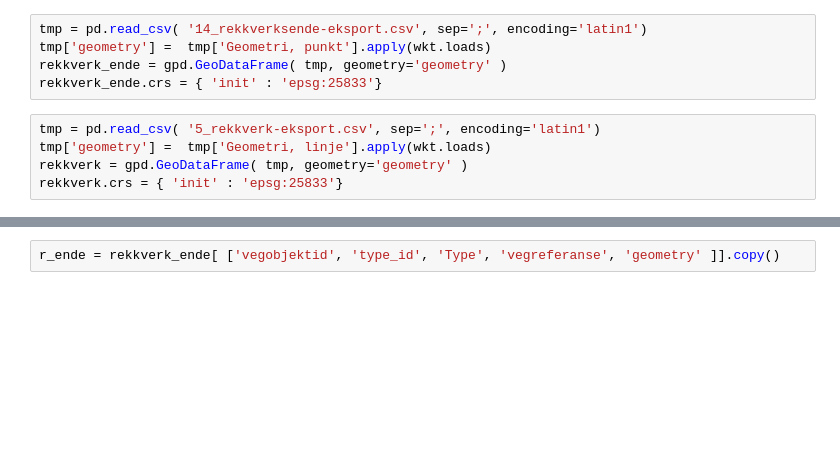
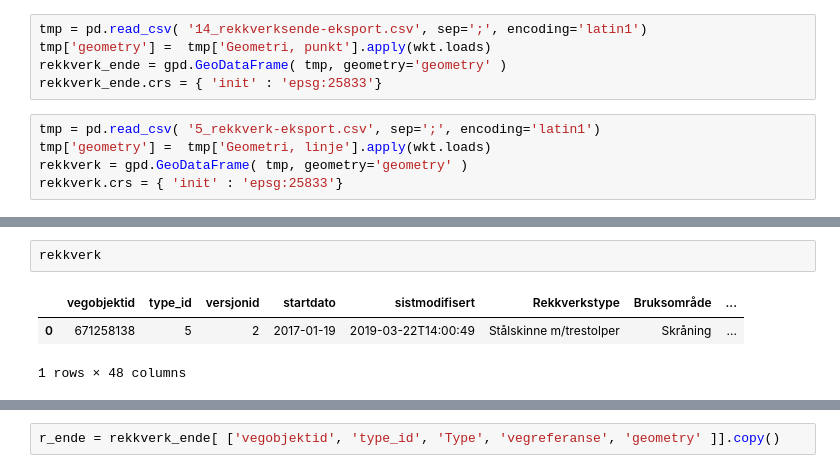
Before and after one commit to LtGlahn/dataframedemo_foss4gno2019, a Jupyter notebook: dataframedemo/rekkverk_ferdigdemo.ipynb, the cells around one changed output, grey strips where cells are left out. Cells and saved outputs as stored; diff of their text form; blank space fills up the shorter version.

```diff
--- a/dataframedemo/rekkverk_ferdigdemo.ipynb
+++ b/dataframedemo/rekkverk_ferdigdemo.ipynb
@@ -45,3 +52,9 @@ rekkverk_ende[['vegobjektid', 'startdato', 'Type', 'geometry']]
+# %%
+rekkverk
+# %% [output]
+|  | vegobjektid | type_id | versjonid | startdato | sistmodifisert | Rekkverkstype | Bruksområde | ... |
+| 0 | 671258138 | 5 | 2 | 2017-01-19 | 2019-03-22T14:00:49 | Stålskinne m/trestolper | Skråning | ... |
+1 rows × 48 columns
 # %%
 
 # ccrs.UTM(zone=33)
```
Also changed, not shown: parts of 8 cells of this notebook, 1 other file.
